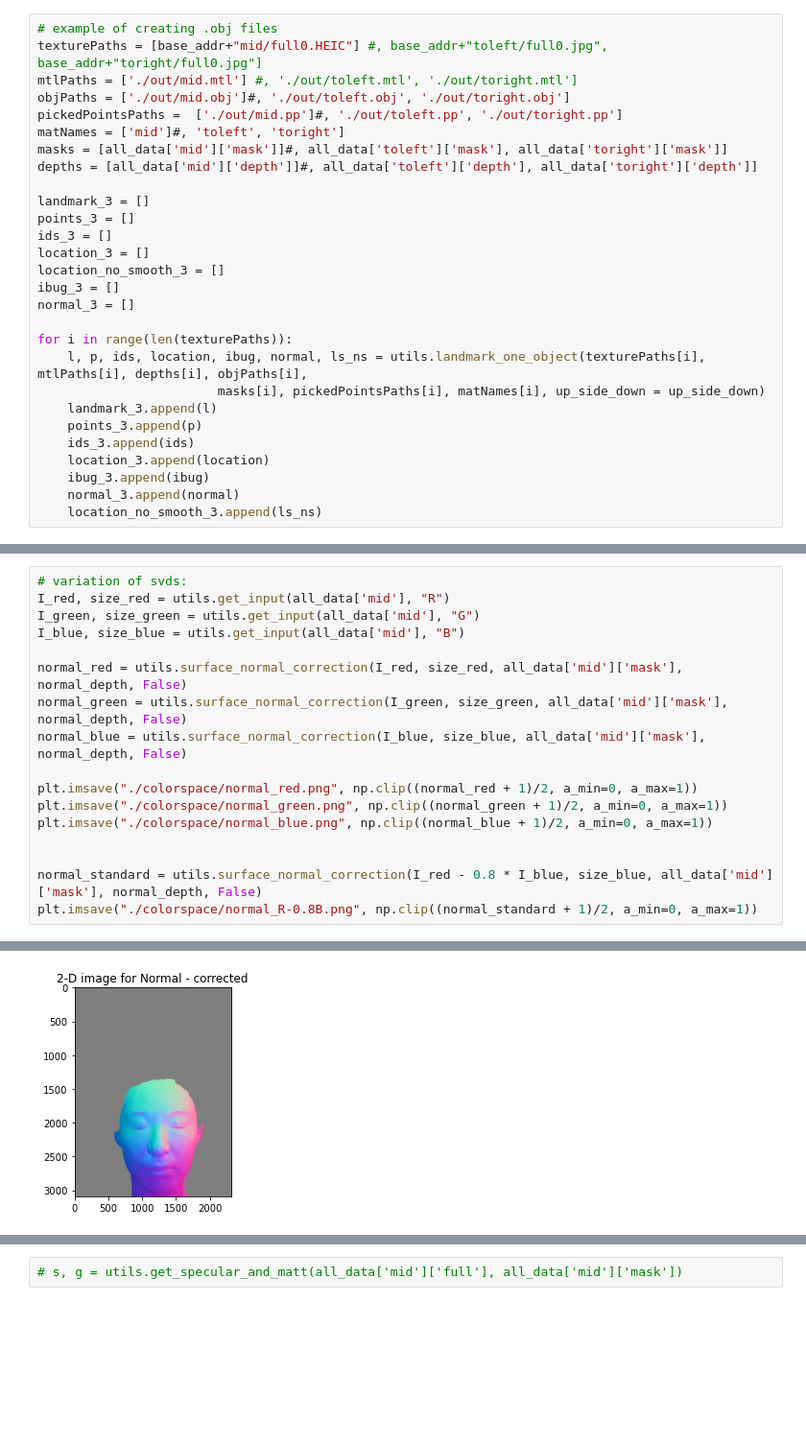
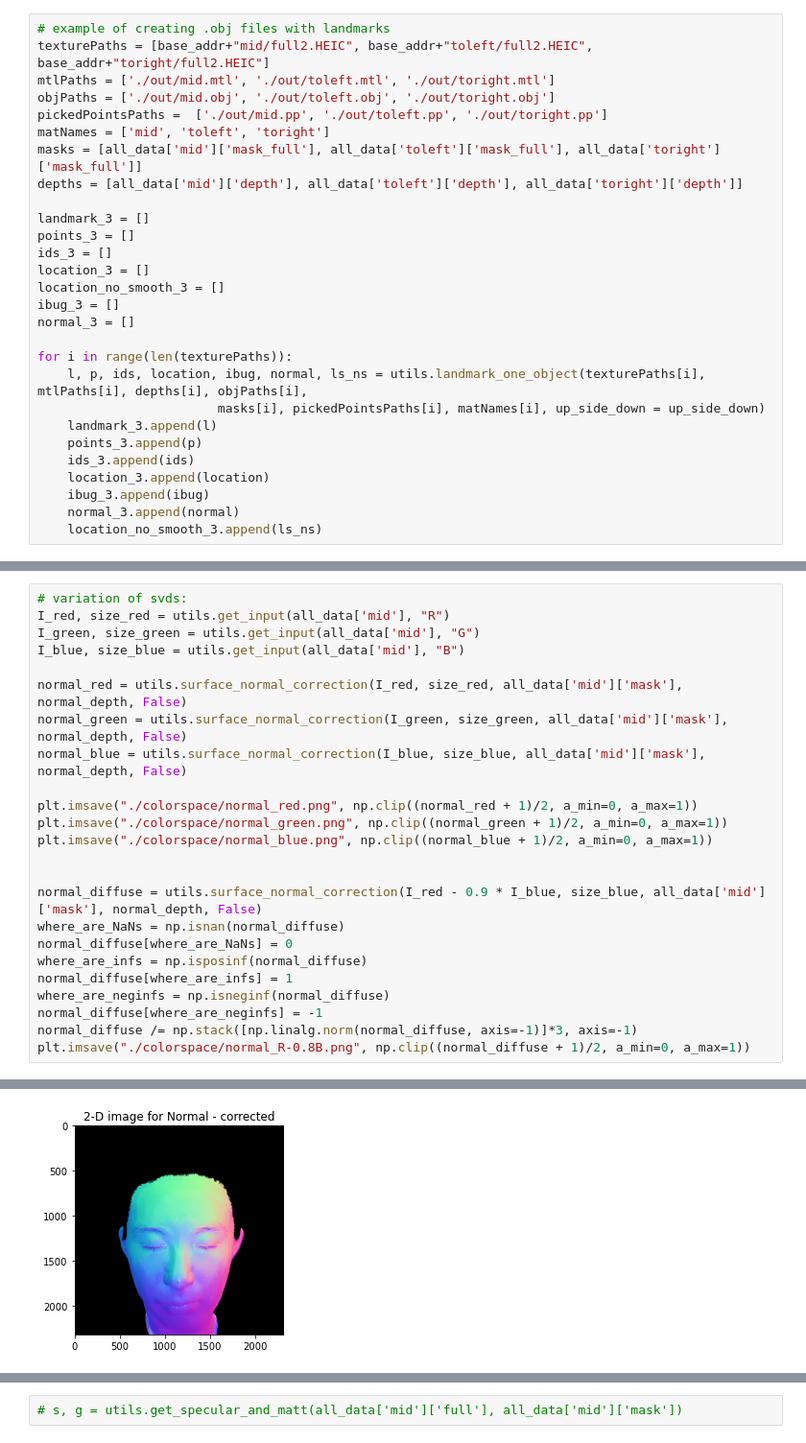
Before and after one commit to pingu59/FYP, a Jupyter notebook: Landmark.ipynb, the cells around one changed output, grey strips where cells are left out. Shown at 96% size. Drawn from its saved outputs; the diff is of its cells as text; blank space fills up the shorter version.

```diff
--- a/Landmark.ipynb
+++ b/Landmark.ipynb
@@ -67,12 +91,12 @@ Text(0.5, 1.0, 'mask')
 # %%
-# example of creating .obj files
-texturePaths = [base_addr+"mid/full0.HEIC"] #, base_addr+"toleft/full0.jpg", base_addr+"toright/full0.jpg"]
-mtlPaths = ['./out/mid.mtl'] #, './out/toleft.mtl', './out/toright.mtl']
-objPaths = ['./out/mid.obj']#, './out/toleft.obj', './out/toright.obj']
-pickedPointsPaths =  ['./out/mid.pp']#, './out/toleft.pp', './out/toright.pp']
-matNames = ['mid']#, 'toleft', 'toright']
-masks = [all_data['mid']['mask']]#, all_data['toleft']['mask'], all_data['toright']['mask']]
-depths = [all_data['mid']['depth']]#, all_data['toleft']['depth'], all_data['toright']['depth']]
+# example of creating .obj files with landmarks
+texturePaths = [base_addr+"mid/full2.HEIC", base_addr+"toleft/full2.HEIC", base_addr+"toright/full2.HEIC"]
+mtlPaths = ['./out/mid.mtl', './out/toleft.mtl', './out/toright.mtl']
+objPaths = ['./out/mid.obj', './out/toleft.obj', './out/toright.obj']
+pickedPointsPaths =  ['./out/mid.pp', './out/toleft.pp', './out/toright.pp']
+matNames = ['mid', 'toleft', 'toright']
+masks = [all_data['mid']['mask_full'], all_data['toleft']['mask_full'], all_data['toright']['mask_full']]
+depths = [all_data['mid']['depth'], all_data['toleft']['depth'], all_data['toright']['depth']]
 
 landmark_3 = []
 points_3 = []
@@ -149,6 +189,13 @@ plt.imsave("./colorspace/normal_green.png", np.clip((normal_green + 1)/2, a_min=
 plt.imsave("./colorspace/normal_blue.png", np.clip((normal_blue + 1)/2, a_min=0, a_max=1))
 
 
-normal_standard = utils.surface_normal_correction(I_red - 0.8 * I_blue, size_blue, all_data['mid']['mask'], normal_depth, False)
-plt.imsave("./colorspace/normal_R-0.8B.png", np.clip((normal_standard + 1)/2, a_min=0, a_max=1))
+normal_diffuse = utils.surface_normal_correction(I_red - 0.9 * I_blue, size_blue, all_data['mid']['mask'], normal_depth, False)
+where_are_NaNs = np.isnan(normal_diffuse)
+normal_diffuse[where_are_NaNs] = 0
+where_are_infs = np.isposinf(normal_diffuse)
+normal_diffuse[where_are_infs] = 1
+where_are_neginfs = np.isneginf(normal_diffuse)
+normal_diffuse[where_are_neginfs] = -1
+normal_diffuse /= np.stack([np.linalg.norm(normal_diffuse, axis=-1)]*3, axis=-1)
+plt.imsave("./colorspace/normal_R-0.8B.png", np.clip((normal_diffuse + 1)/2, a_min=0, a_max=1))
 # %% [output]
@@ -156 +204 @@ plt.imsave("./colorspace/normal_R-0.8B.png", np.clip((normal_standard + 1)/2, a_
-[figure, old version]
+[figure, new version]
```
Also changed, not shown: parts of 29 cells of this notebook, 38 other files.
